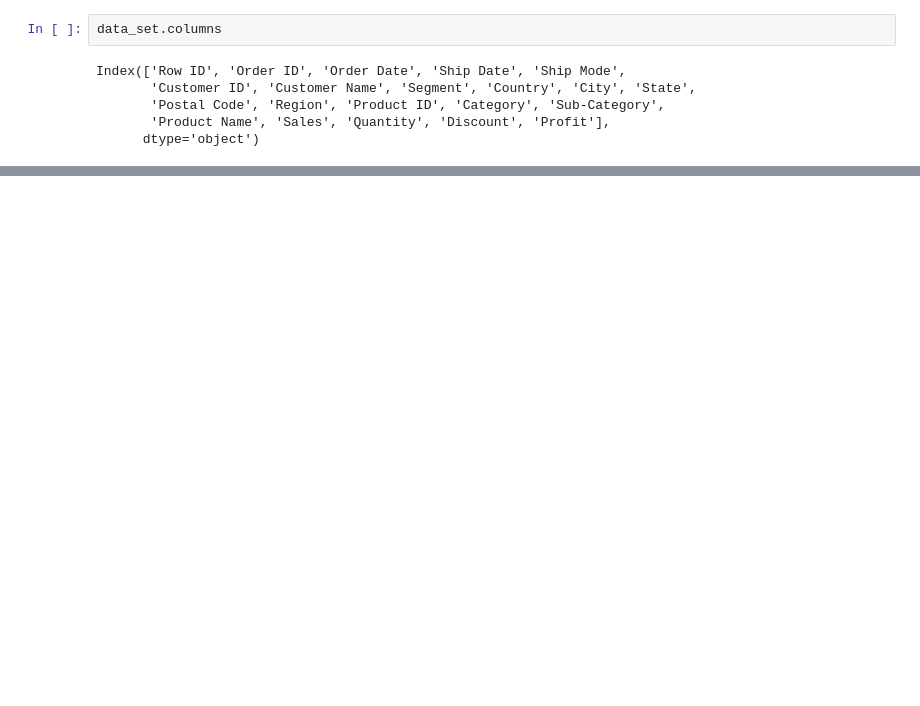
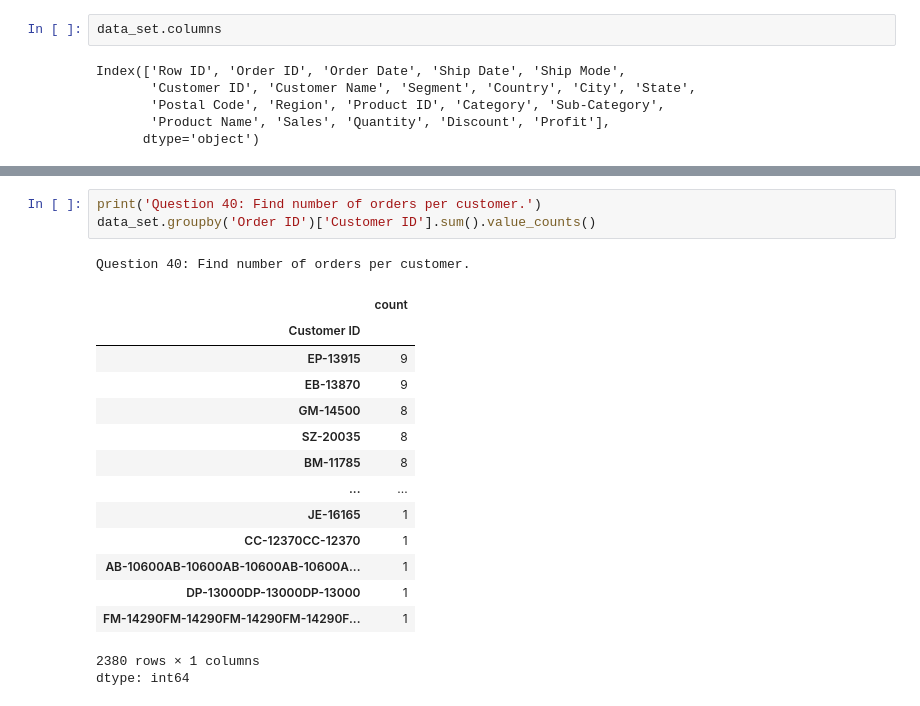
Before and after one commit to gaganreddy7977/python-assignment, a Jupyter notebook: pandas_Assignment.ipynb, the cells around one changed output, grey strips where cells are left out. Saved outputs shown, nothing was run; the diff lists cells and outputs as text; blank space fills up the shorter version.

```diff
--- a/pandas_Assignment.ipynb
+++ b/pandas_Assignment.ipynb
@@ -354,0 +385,20 @@ Index(['Row ID', 'Order ID', 'Order Date', 'Ship Date', 'Ship Mode',
+# %%
+print('Question 40: Find number of orders per customer.')
+data_set.groupby('Order ID')['Customer ID'].sum().value_counts()
+# %% [output]
+Question 40: Find number of orders per customer.
+|  | count |
+| Customer ID |  |
+| EP-13915 | 9 |
+| EB-13870 | 9 |
+| GM-14500 | 8 |
+| SZ-20035 | 8 |
+| BM-11785 | 8 |
+| ... | ... |
+| JE-16165 | 1 |
+| CC-12370CC-12370 | 1 |
+| AB-10600AB-10600AB-10600AB-10600A... | 1 |
+| DP-13000DP-13000DP-13000 | 1 |
+| FM-14290FM-14290FM-14290FM-14290F... | 1 |
+2380 rows × 1 columns
+dtype: int64
```
Also changed, not shown: parts of 44 cells of this notebook.
